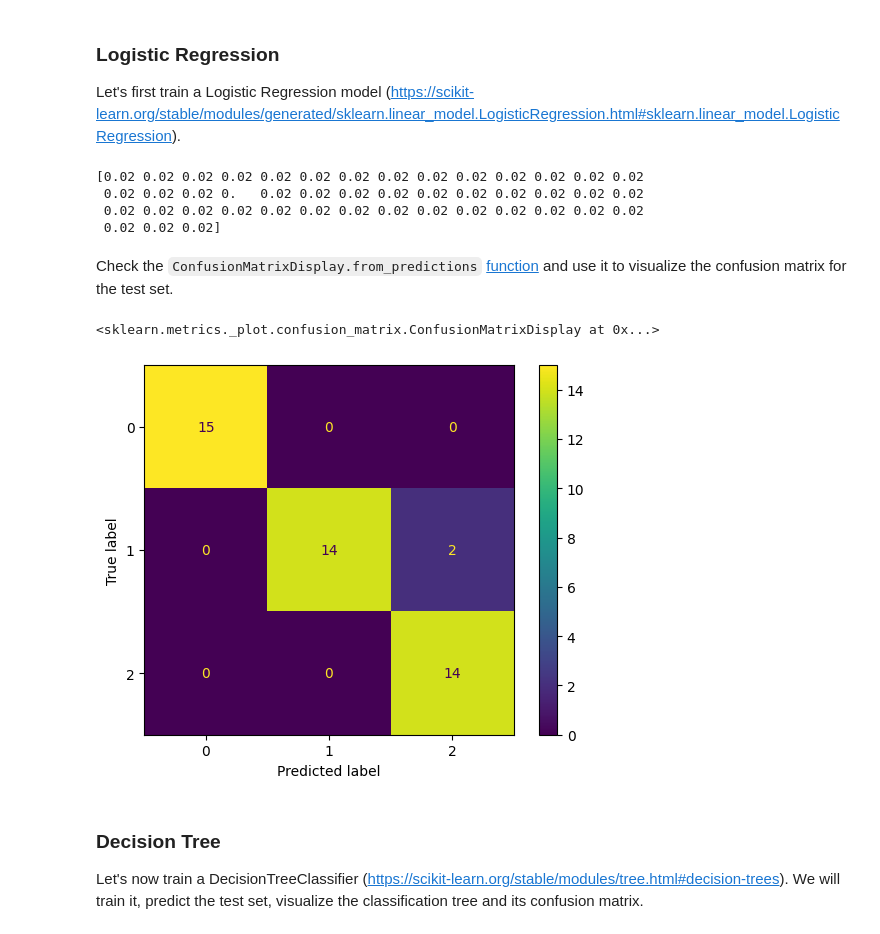
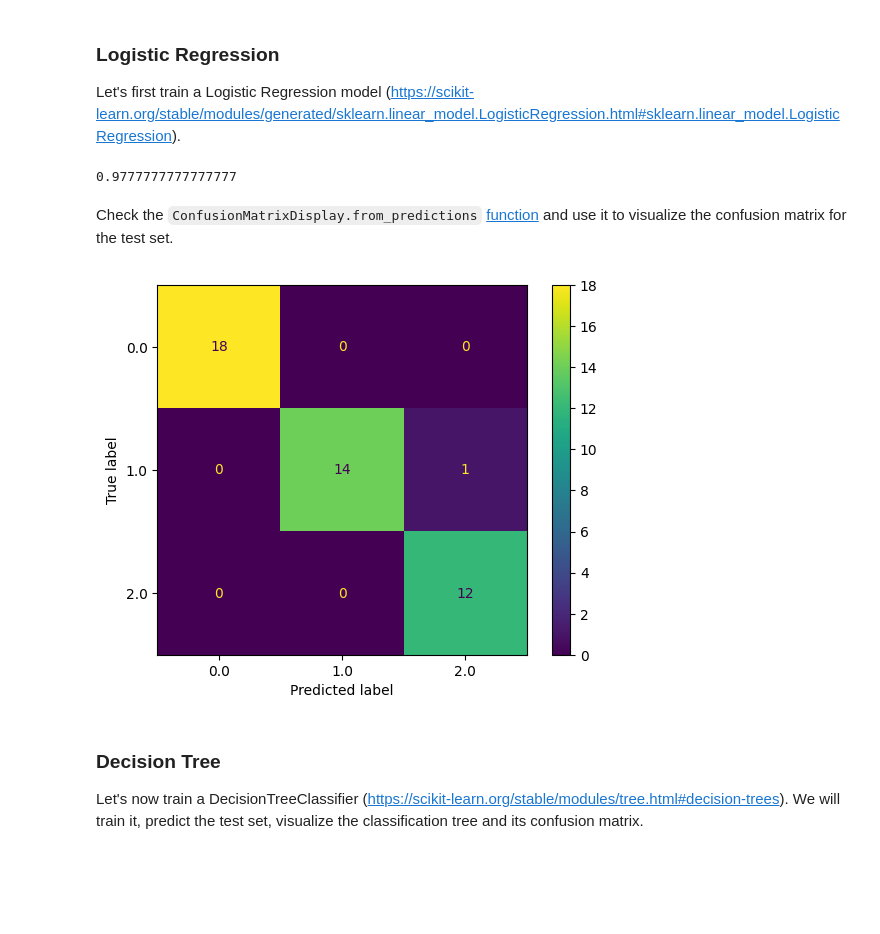
Before and after one commit to cristoge/ai_projects, a Jupyter notebook: ML/iris/src/intro ML - Iris Dataset.ipynb, the cells around one changed output. Saved outputs shown, nothing was run; the diff lists cells and outputs as text; code cells hidden in the pictures; blank space fills up the shorter version.

```diff
--- a/ML/iris/src/intro ML - Iris Dataset.ipynb
+++ b/ML/iris/src/intro ML - Iris Dataset.ipynb
@@ -143,24 +161,25 @@ Let's first train a Logistic Regression model (https://scikit-learn.org/stable/m
 # YOUR CODE HERE #
 # ===============#
 from sklearn.linear_model import LogisticRegression
+from sklearn.metrics import accuracy_score
 classificador = LogisticRegression(max_iter=500)
 classificador.fit(X_train,y_train)
 y_pred= classificador.predict(X_test)
-aciertos = (y_pred == y_test)
+accuracy = accuracy_score(y_test,y_pred)
+print(accuracy)
 # %% [output]
-[0.02 0.02 0.02 0.02 0.02 0.02 0.02 0.02 0.02 0.02 0.02 0.02 0.02 0.02
- 0.02 0.02 0.02 0.   0.02 0.02 0.02 0.02 0.02 0.02 0.02 0.02 0.02 0.02
- 0.02 0.02 0.02 0.02 0.02 0.02 0.02 0.02 0.02 0.02 0.02 0.02 0.02 0.02
- 0.02 0.02 0.02]
+0.9777777777777777
 # %% [markdown]
 Check the `ConfusionMatrixDisplay.from_predictions` [function](https://scikit-learn.org/stable/modules/generated/sklearn.metrics.ConfusionMatrixDisplay.html#sklearn.metrics.ConfusionMatrixDisplay.from_predictions) and use it to visualize the confusion matrix for the test set.
 # %%
 # ===============#
 # YOUR CODE HERE #
 # ===============#
+from sklearn.metrics import ConfusionMatrixDisplay
+ConfusionMatrixDisplay.from_predictions(y_test,y_pred)
+plt.show()
 # %% [output]
-<sklearn.metrics._plot.confusion_matrix.ConfusionMatrixDisplay at 0x...>
-[figure, old version]
+[figure, new version]
 # %% [markdown]
 ### Decision Tree
 
```
Also changed, not shown: parts of 4 cells of this notebook.
